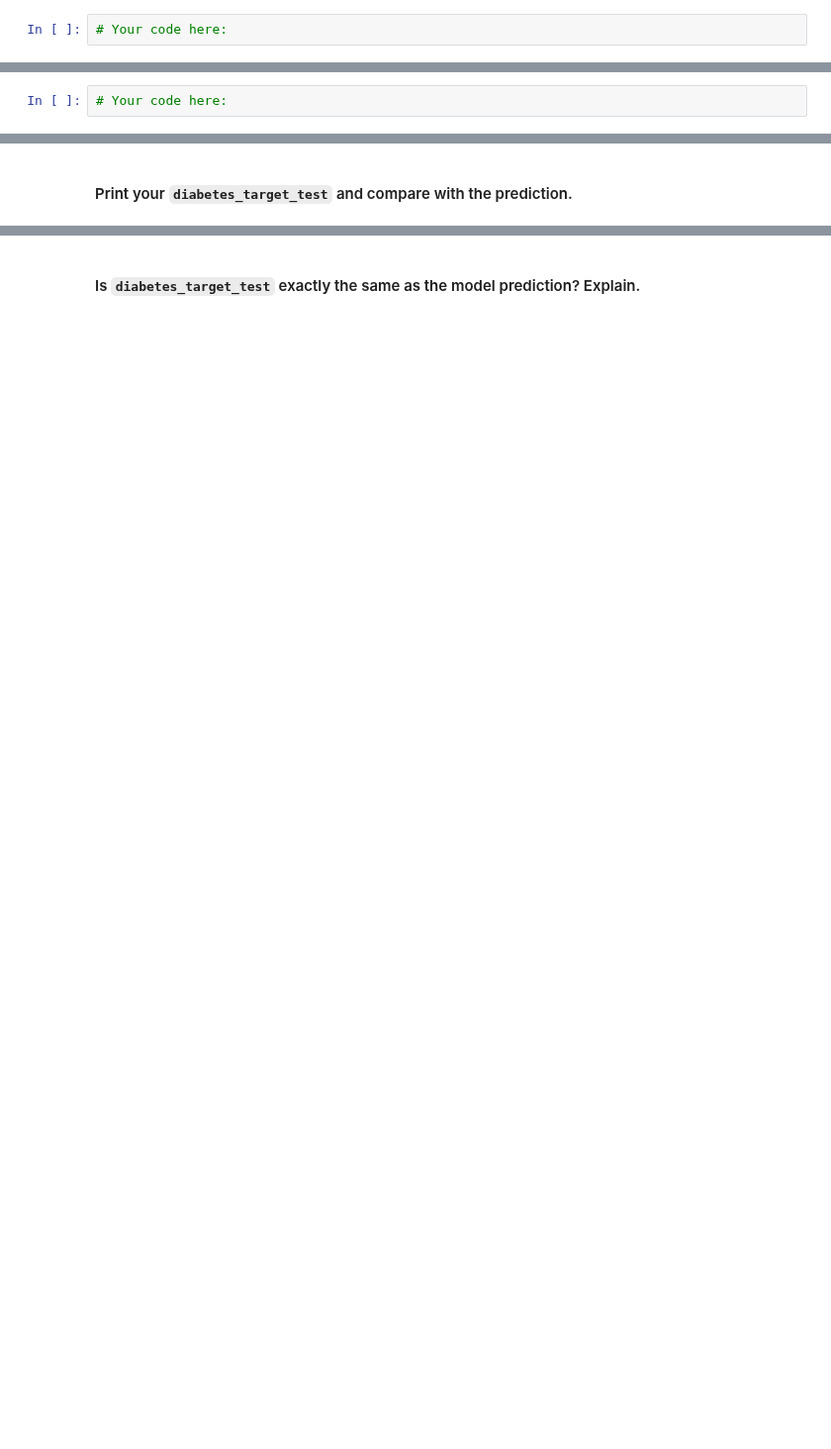
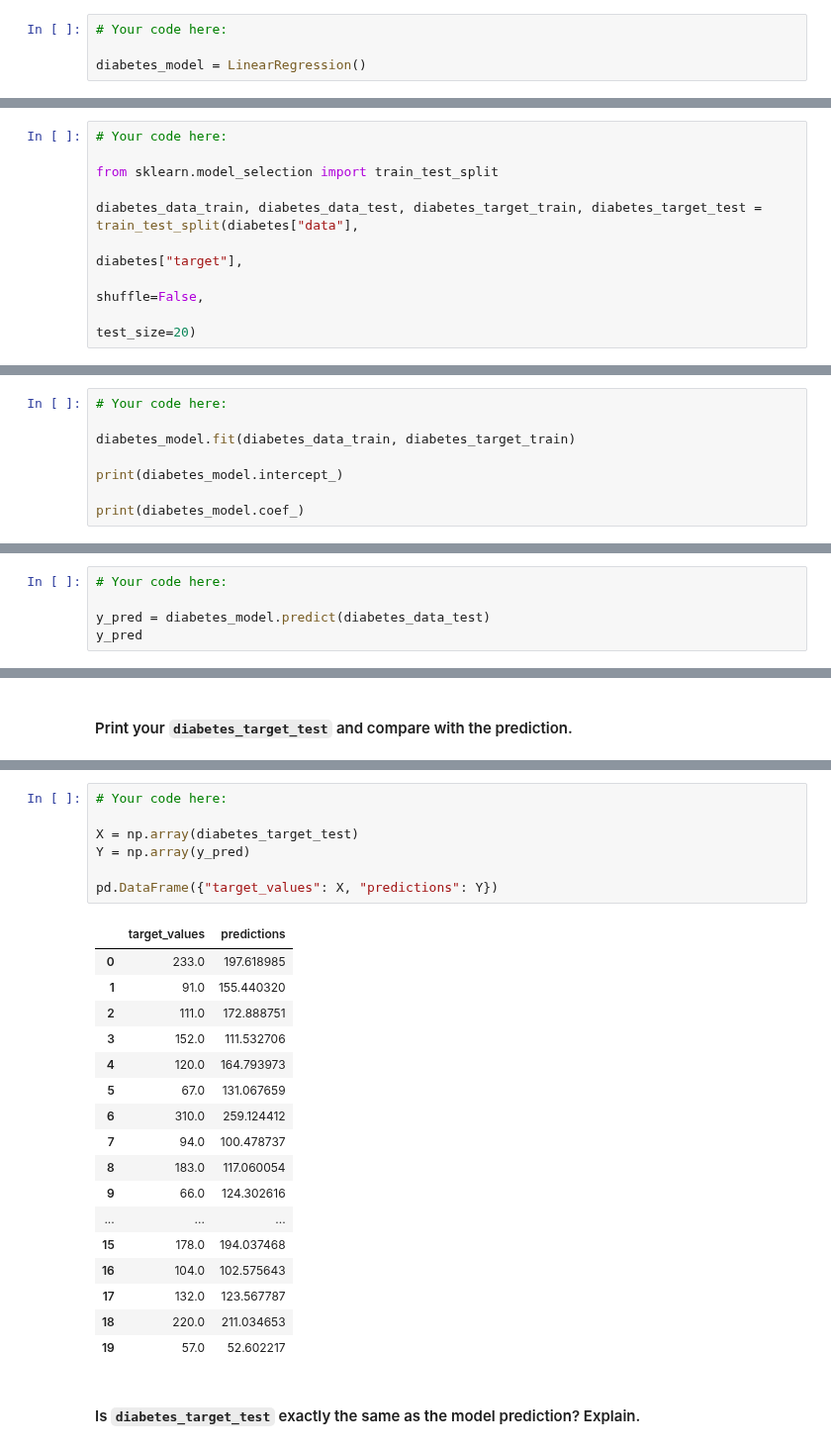
Before and after one commit to ta-data-lis/lab-supervised-learning-sklearn, a Jupyter notebook: your-code/main.ipynb, the cells around one changed output, grey strips where cells are left out. Shown at 99% size. Drawn from its saved outputs; the diff is of its cells as text; blank space fills up the shorter version.

```diff
--- a/your-code/main.ipynb
+++ b/your-code/main.ipynb
@@ -69,6 +117,8 @@ Also take a look at the `sklearn.linear_model.LinearRegression` [documentation](
 #### Create a new instance of the linear regression model and assign the new instance to the variable `diabetes_model`.
 # %%
 # Your code here:
+
+diabetes_model = LinearRegression()
 # %% [markdown]
 #### Next, let's split the training and test data.
 
@@ -78,2 +126,11 @@ Define `diabetes_data_train`, `diabetes_target_train`, `diabetes_data_test`, and
+# %%
+# Your code here:
+
+from sklearn.model_selection import train_test_split
+
+diabetes_data_train, diabetes_data_test, diabetes_target_train, diabetes_target_test = train_test_split(diabetes["data"],
+                                                                                                        diabetes["target"],
+                                                                                                        shuffle=False,
+                                                                                                        test_size=20)
 # %% [markdown]
 Fit the training data and target to `diabetes_model`. Print the *intercept* and *coefficients* of the model.
@@ -81,0 +137,8 @@ Fit the training data and target to `diabetes_model`. Print the *intercept* and
+# %%
+# Your code here:
+
+diabetes_model.fit(diabetes_data_train, diabetes_target_train)
+
+print(diabetes_model.intercept_)
+
+print(diabetes_model.coef_)
@@ -92,3 +160,6 @@ This is the linear regression model fitted to your training dataset.
 #### Using your fitted linear regression model, predict the *y* of `diabetes_data_test`.
 # %%
 # Your code here:
+
+y_pred = diabetes_model.predict(diabetes_data_test)
+y_pred
@@ -99,2 +174,27 @@ This is the linear regression model fitted to your training dataset.
+# %%
+# Your code here:
+
+X = np.array(diabetes_target_test)
+Y = np.array(y_pred)
+
+pd.DataFrame({"target_values": X, "predictions": Y})
+# %% [output]
+|  | target_values | predictions |
+| 0 | 233.0 | 197.618985 |
+| 1 | 91.0 | 155.440320 |
+| 2 | 111.0 | 172.888751 |
+| 3 | 152.0 | 111.532706 |
+| 4 | 120.0 | 164.793973 |
+| 5 | 67.0 | 131.067659 |
+| 6 | 310.0 | 259.124412 |
+| 7 | 94.0 | 100.478737 |
+| 8 | 183.0 | 117.060054 |
+| 9 | 66.0 | 124.302616 |
+| ... | ... | ... |
+| 15 | 178.0 | 194.037468 |
+| 16 | 104.0 | 102.575643 |
+| 17 | 132.0 | 123.567787 |
+| 18 | 220.0 | 211.034653 |
+| 19 | 57.0 | 52.602217 |
 # %% [markdown]
 #### Is `diabetes_target_test` exactly the same as the model prediction? Explain.
```
Also changed, not shown: parts of 37 cells of this notebook.
